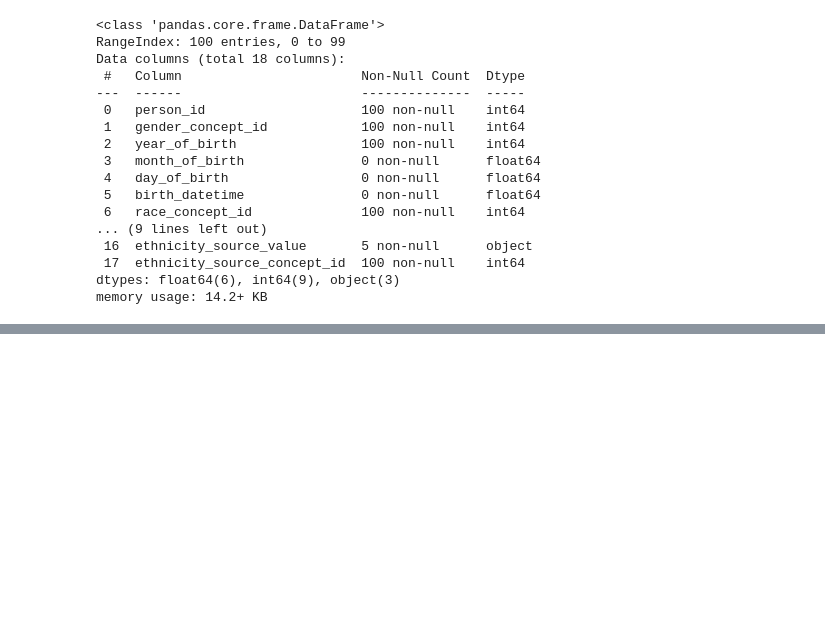
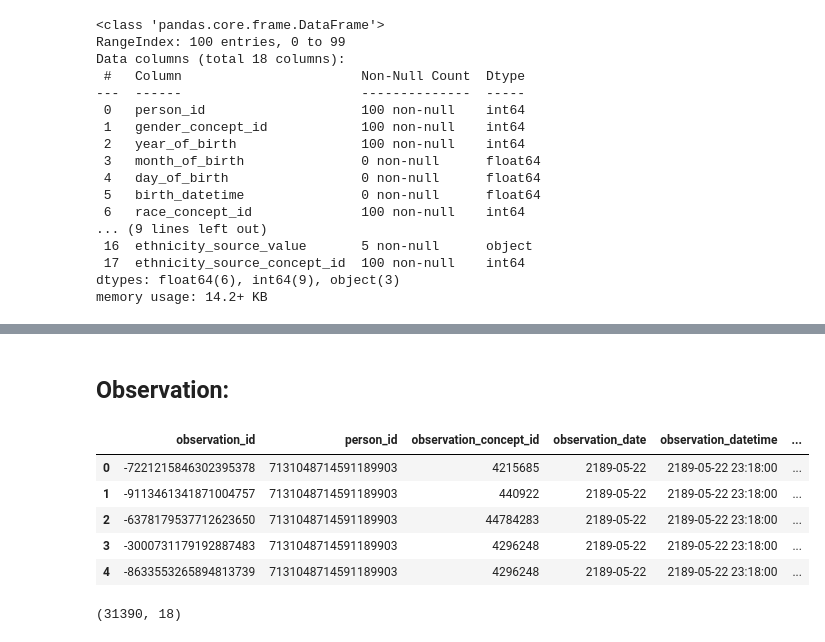
Before and after one commit to areias/mimic-iv, a Jupyter notebook: MIMIC_IV.ipynb, the cells around one changed output, grey strips where cells are left out. Saved outputs shown, nothing was run; the diff lists cells and outputs as text; code cells hidden in the pictures; blank space fills up the shorter version.

```diff
--- a/MIMIC_IV.ipynb
+++ b/MIMIC_IV.ipynb
@@ -223,3 +223,5 @@ df.describe(include='all').T
 | race_source_concept_id | 100 | NaN | NaN | NaN | 1.9e+09 | 4.38086e+08 | 0 | 2e+09 | 2e+09 | 2e+09 | 2e+09 |
 | ethnicity_source_value | 5 | 1 | HISPANIC/LATINO | 5 | NaN | NaN | NaN | NaN | NaN | NaN | NaN |
 | ethnicity_source_concept_id | 100 | NaN | NaN | NaN | 1e+08 | 4.38086e+08 | 0 | 0 | 0 | 0 | 2e+09 |
+# %% [markdown]
+## Observation:
@@ -225,0 +230,13 @@ df.describe(include='all').T
+# %%
+df.head()
+# %% [output]
+|  | observation_id | person_id | observation_concept_id | observation_date | observation_datetime | ... |
+| 0 | -7221215846302395378 | 7131048714591189903 | 4215685 | 2189-05-22 | 2189-05-22 23:18:00 | ... |
+| 1 | -9113461341871004757 | 7131048714591189903 | 440922 | 2189-05-22 | 2189-05-22 23:18:00 | ... |
+| 2 | -6378179537712623650 | 7131048714591189903 | 44784283 | 2189-05-22 | 2189-05-22 23:18:00 | ... |
+| 3 | -3000731179192887483 | 7131048714591189903 | 4296248 | 2189-05-22 | 2189-05-22 23:18:00 | ... |
+| 4 | -8633553265894813739 | 7131048714591189903 | 4296248 | 2189-05-22 | 2189-05-22 23:18:00 | ... |
+# %%
+df.shape
+# %% [output]
+(31390, 18)
```
Also changed, not shown: parts of 8 cells of this notebook.
